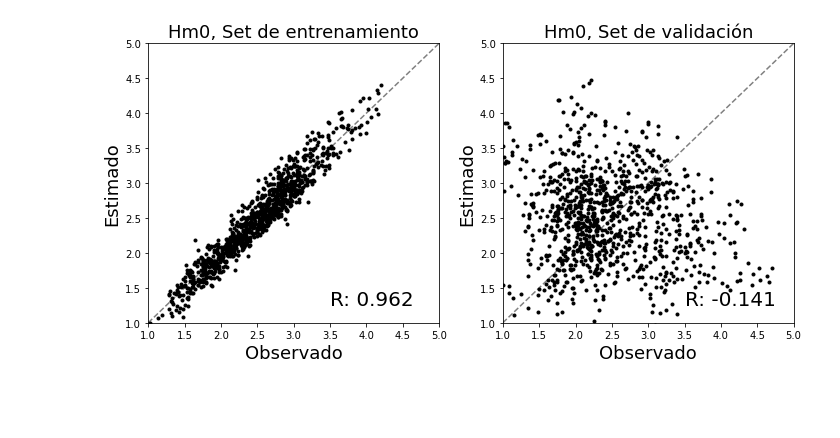
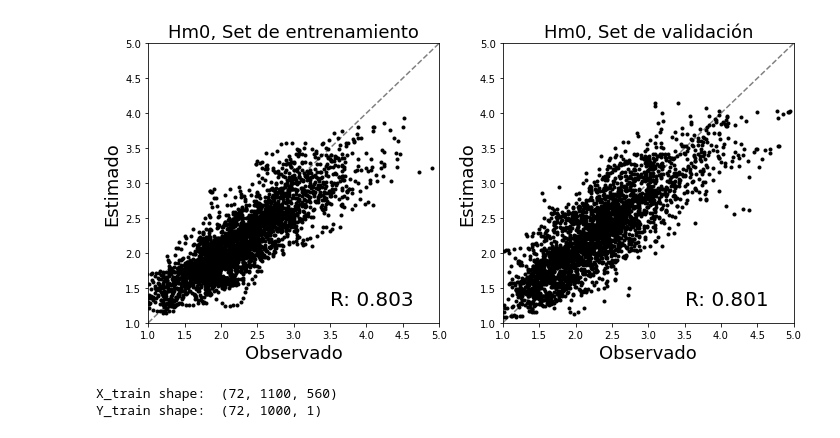
Before and after one commit to jnhurtado/Rellenar-hindcast-de-oleaje-usando-ML, a Jupyter notebook: LSTM_BCA_JH.ipynb, the cells around one changed output. Drawn from its saved outputs; the diff is of its cells as text; code cells hidden in the pictures; blank space fills up the shorter version.

```diff
--- a/LSTM_BCA_JH.ipynb
+++ b/LSTM_BCA_JH.ipynb
@@ -151,29 +202,21 @@ juntar(dividir(u, 5))
 Preparamos los datos para modelar.
 '''
 
-### escalar siempre es buena idea, pero hay que hacerlo consistentemente
-### en este código cada variable, X e Y, están siendo escaladas de forma distinta
-### más aún: nuevos X e Y serán escalados de forma distinta
-### has probado hacerlo sin escalar?
-### https://scikit-learn.org/stable/modules/generated/sklearn.preprocessing.MinMaxScaler.html
+def get_set(X, Y, timestep, traslape):
 
-# He probado escalando cada variable con un "escalador" MinMax distinto,
-# y he probado también sin escalar de todas las combinaciones. Solo empeora.
+    scx = MinMaxScaler([0,1])
 
+    scx2 = MinMaxScaler([0,1])
 
-scx = MinMaxScaler([0,1])
+    X_div, Y_div =  dividir2(scx.fit_transform(X),scx2.fit_transform(Y), timestep, traslape)
 
-scx2 = MinMaxScaler([0,1])
+    m = X_div.shape[0]
 
-timestep = 1000
+    x_train, x_test = X_div[:int(m*0.8)], X_div[int(m*0.8):]
 
+    y_train, y_test = Y_div[:int(m*0.8)], Y_div[int(m*0.8):]
 
-X_div =  dividir(scx.fit_transform(X), timestep)
+    print('X_train shape: ', x_train.shape)
+    print('Y_train shape: ', y_train.shape)
 
-Y_div = dividir(scx2.fit_transform(Y), timestep)
-
-m = X_div.shape[0]
-
-x_train, x_test = X_div[:int(m*0.8)], X_div[int(m*0.8):]
-
-y_train, y_test = Y_div[:int(m*0.8)], Y_div[int(m*0.8):]
+    return x_train, x_test, y_train, y_test, scx2
@@ -249,0 +223,2 @@ y_test = scx2.inverse_transform(juntar(y_test))
+# %%
+x_train, x_test, y_train, y_test, scy = get_set(X, Y, timestep= 1000, traslape = 100)
@@ -249,0 +274,3 @@ y_test = scx2.inverse_transform(juntar(y_test))
+# %%
+traslape = 100
+model.fit([x_train[:,:traslape,:],x_train[:,traslape:,:]],y_train,epochs= 25,batch_size=1 ,validation_split=0.1, shuffle = True)
@@ -250,29 +296,39 @@ y_test = scx2.inverse_transform(juntar(y_test))
 # %%
+y_pred_train = scy.inverse_transform(juntar(model.predict([x_train[:,:traslape,:],x_train[:,traslape:,:]])))
+
+y_train = scy.inverse_transform(juntar(y_train))
+
+y_pred_test = scy.inverse_transform(juntar(model.predict([x_test[:,:traslape,:],x_test[:,traslape:,:]])))
+
+y_test = scy.inverse_transform(juntar(y_test))
+
+
+
 fig, axs = plt.subplots(1, 2, figsize=(10,5))
 
 axs[0].set_title('Hm0, Set de entrenamiento',fontsize=18)
 axs[0].plot([1,5],[1,5],'--',0.5,color='grey')
 axs[0].plot(y_train[:3000],y_pred_train[:3000],'.',color='Black')
 axs[0].set_xlabel('Observado',size=18)
 axs[0].set_ylabel('Estimado',size=18)
 axs[0].set_ylim(1,5)
 axs[0].set_xlim(1,5)
 axs[0].text(3.5,1.25,'R: '+str(np.round(np.corrcoef(y_train.T,(y_pred_train).T)[0,1],3)),size=20)
 
 
 axs[1].set_title('Hm0, Set de validación',fontsize=18)
 axs[1].plot([1,5],[1,5],'--',0.5,color='grey')
 axs[1].plot(y_test[:3000],y_pred_test[:3000],'.',color='Black')
 axs[1].set_xlabel('Observado',size=18)
 axs[1].set_ylabel('Estimado',size=18)
 axs[1].set_ylim(1,5)
 axs[1].set_xlim(1,5)
 axs[1].text(3.5,1.25,'R: '+str(np.round(np.corrcoef(y_test.T,y_pred_test.T)[0,1],3)),size=20)
 
 fig.set_facecolor('w')
 fig.tight_layout()
 plt.show()
 
-fig.savefig("Pred_LSTM_presion y grad_500var_50epochs_con escalar",dpi=300)
+fig.savefig("New_LSTM_64_560_ts1000_100_fulldata_sinnorm",dpi=300)
 # %% [output]
-[figure, old version]
+[figure, new version]
@@ -278,0 +341,7 @@ fig.savefig("Pred_LSTM_presion y grad_500var_50epochs_con escalar",dpi=300)
+# %%
+traslape = 100
+
+x_train, x_test, y_train, y_test, scy = get_set(X, Tp, timestep= 1000, traslape = traslape)
+# %% [output]
+X_train shape:  (72, 1100, 560)
+Y_train shape:  (72, 1000, 1)
```
Also changed, not shown: parts of 28 cells of this notebook, 1 other file.
